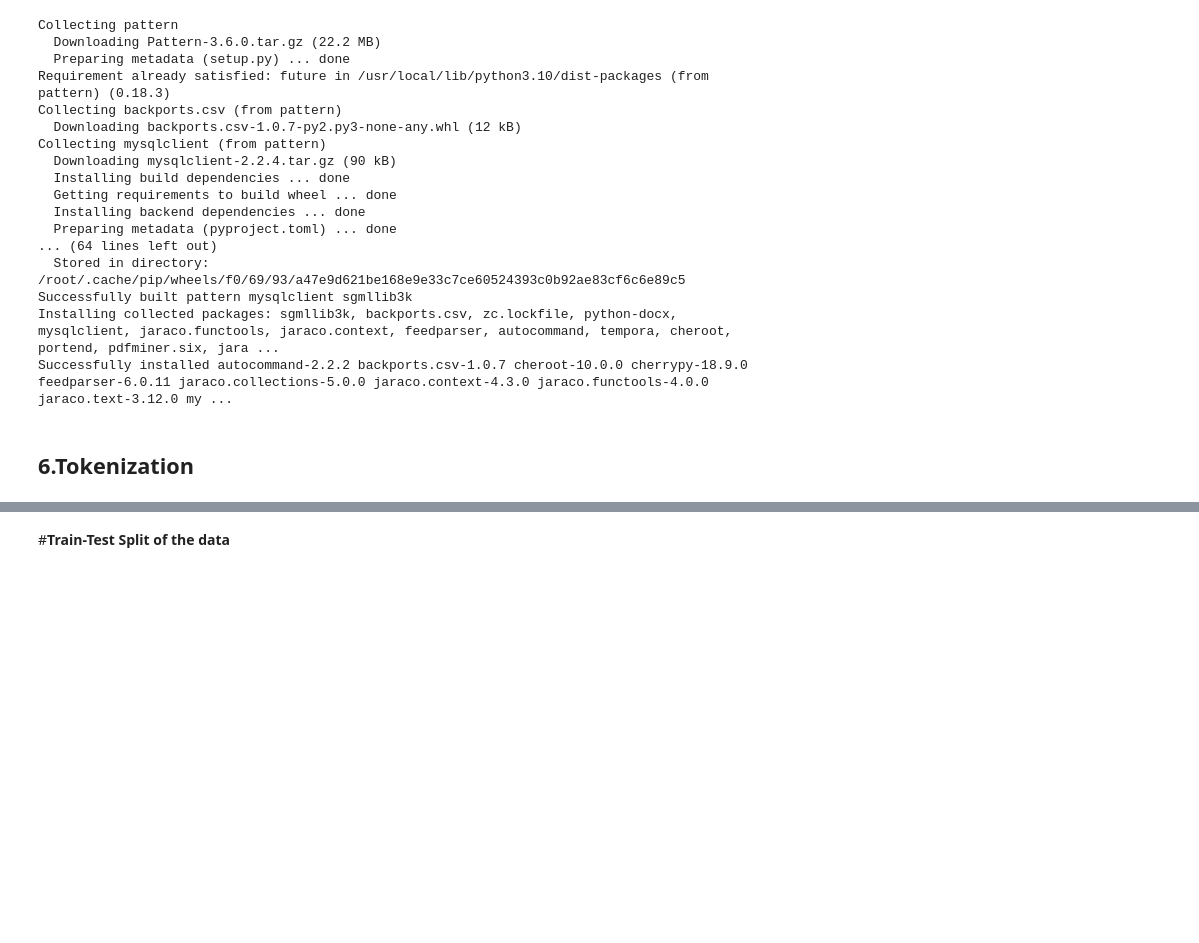
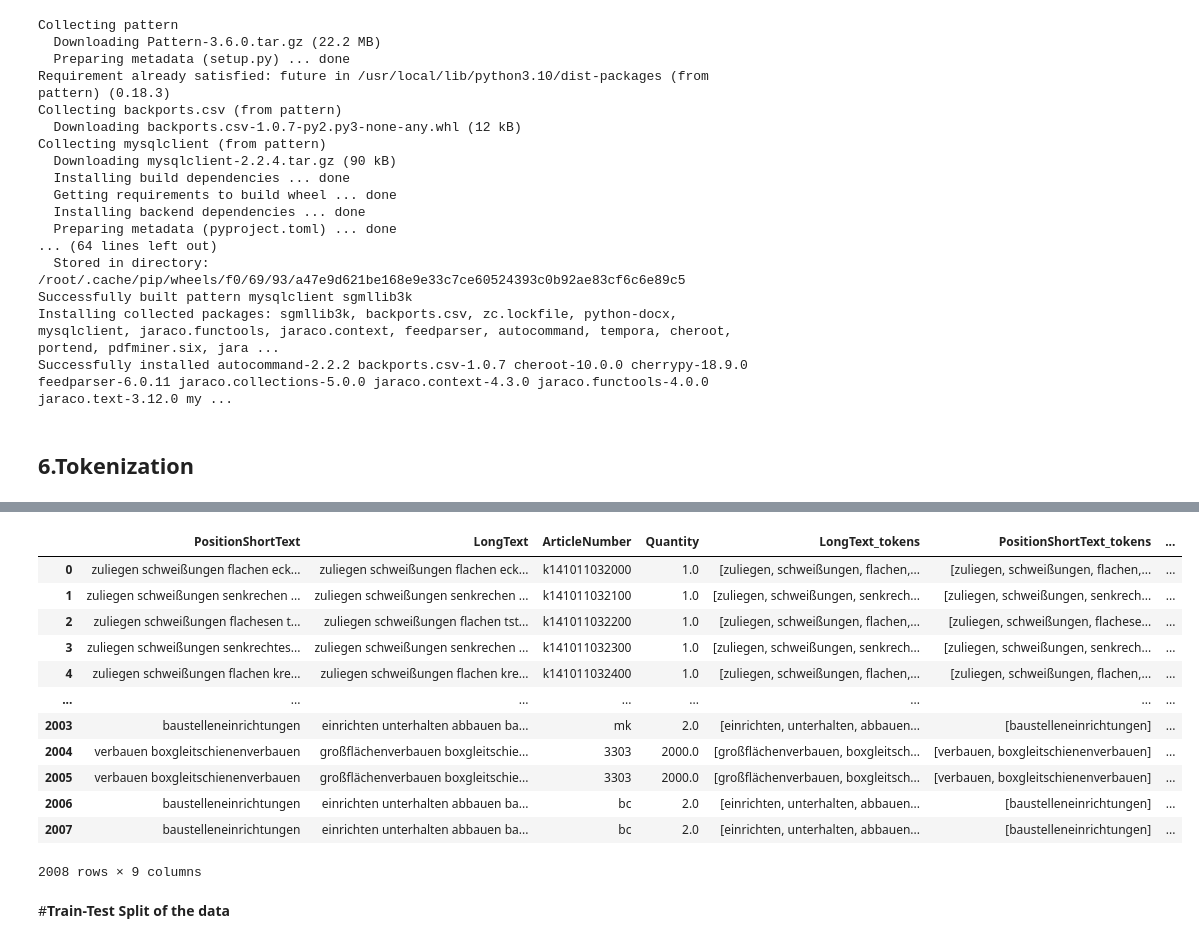
Before and after one commit to amankumawat-567/Article-Recognition, a Jupyter notebook: ArticleRecognitionGer.ipynb, the cells around one changed output, grey strips where cells are left out. Saved outputs shown, nothing was run; the diff lists cells and outputs as text; code cells hidden in the pictures; blank space fills up the shorter version.

```diff
--- a/ArticleRecognitionGer.ipynb
+++ b/ArticleRecognitionGer.ipynb
@@ -231,3 +259,19 @@ data_cleaned.to_excel('/content/drive/MyDrive/data_cleaned.xlsx', index=False)
+# %%
+data_cleaned
+# %% [output]
+|  | PositionShortText | LongText | ArticleNumber | Quantity | LongText_tokens | PositionShortText_tokens | ... |
+| 0 | zuliegen schweißungen flachen eck... | zuliegen schweißungen flachen eck... | k141011032000 | 1.0 | [zuliegen, schweißungen, flachen,... | [zuliegen, schweißungen, flachen,... | ... |
+| 1 | zuliegen schweißungen senkrechen ... | zuliegen schweißungen senkrechen ... | k141011032100 | 1.0 | [zuliegen, schweißungen, senkrech... | [zuliegen, schweißungen, senkrech... | ... |
+| 2 | zuliegen schweißungen flachesen t... | zuliegen schweißungen flachen tst... | k141011032200 | 1.0 | [zuliegen, schweißungen, flachen,... | [zuliegen, schweißungen, flachese... | ... |
+| 3 | zuliegen schweißungen senkrechtes... | zuliegen schweißungen senkrechen ... | k141011032300 | 1.0 | [zuliegen, schweißungen, senkrech... | [zuliegen, schweißungen, senkrech... | ... |
+| 4 | zuliegen schweißungen flachen kre... | zuliegen schweißungen flachen kre... | k141011032400 | 1.0 | [zuliegen, schweißungen, flachen,... | [zuliegen, schweißungen, flachen,... | ... |
+| ... | ... | ... | ... | ... | ... | ... | ... |
+| 2003 | baustelleneinrichtungen | einrichten unterhalten abbauen ba... | mk | 2.0 | [einrichten, unterhalten, abbauen... | [baustelleneinrichtungen] | ... |
+| 2004 | verbauen boxgleitschienenverbauen | großflächenverbauen boxgleitschie... | 3303 | 2000.0 | [großflächenverbauen, boxgleitsch... | [verbauen, boxgleitschienenverbauen] | ... |
+| 2005 | verbauen boxgleitschienenverbauen | großflächenverbauen boxgleitschie... | 3303 | 2000.0 | [großflächenverbauen, boxgleitsch... | [verbauen, boxgleitschienenverbauen] | ... |
+| 2006 | baustelleneinrichtungen | einrichten unterhalten abbauen ba... | bc | 2.0 | [einrichten, unterhalten, abbauen... | [baustelleneinrichtungen] | ... |
+| 2007 | baustelleneinrichtungen | einrichten unterhalten abbauen ba... | bc | 2.0 | [einrichten, unterhalten, abbauen... | [baustelleneinrichtungen] | ... |
+2008 rows × 9 columns
 # %% [markdown]
 #**Train-Test Split of the data**
 # %%
```
Also changed, not shown: parts of 11 cells of this notebook.
